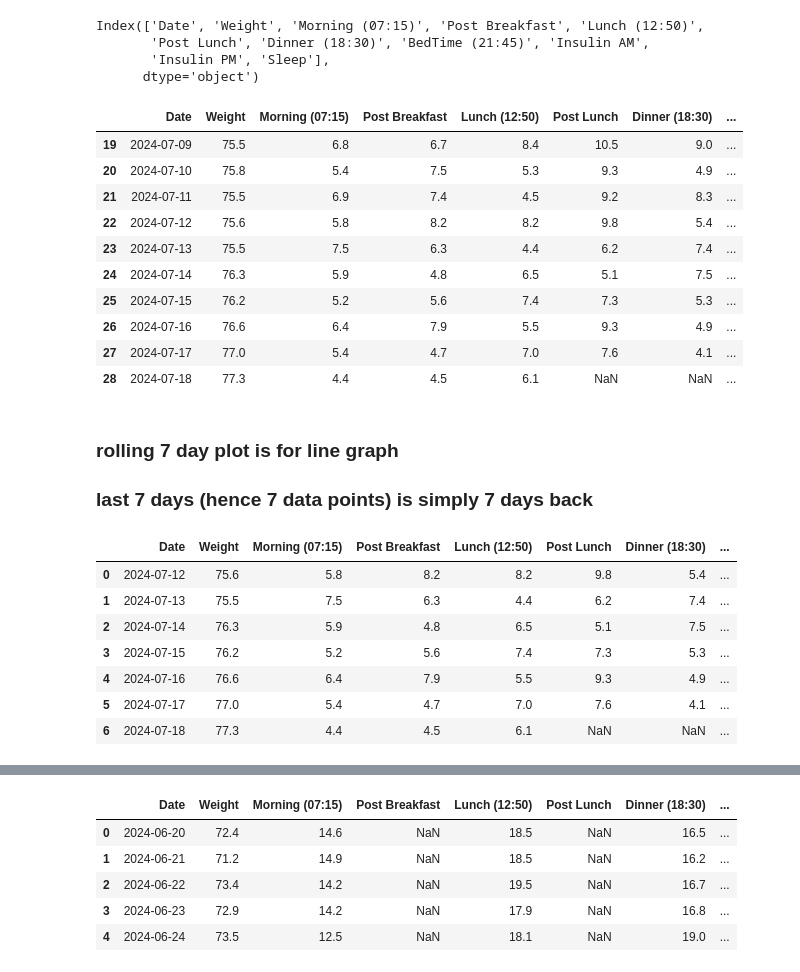
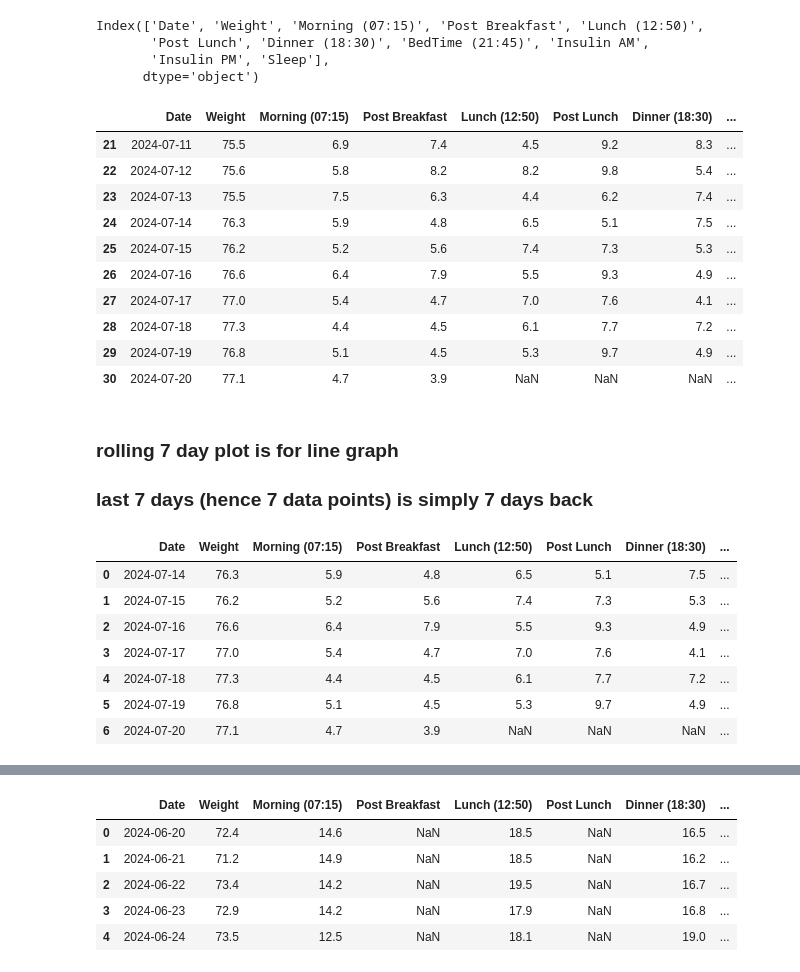
Before and after one commit to charleverts/glucose_tracker_app, a Jupyter notebook: streamlit.ipynb, the cells around one changed output, grey strips where cells are left out. Saved outputs shown, nothing was run; the diff lists cells and outputs as text; code cells hidden in the pictures.

```diff
--- a/streamlit.ipynb
+++ b/streamlit.ipynb
@@ -516,14 +516,13 @@ Index(['Date', 'Weight', 'Morning (07:15)', 'Post Breakfast', 'Lunch (12:50)',
 # %%
 # Calculate the 7-day rolling average
 glucose_df['7_day Morning (07:15)'] = round(glucose_df['Morning (07:15)'].rolling(window=7).mean(), 1)
 glucose_df['7_day Lunch (12:50)'] = round(glucose_df['Lunch (12:50)'].rolling(window=7).mean(), 1)
 glucose_df['7_day Dinner (18:30)'] = round(glucose_df['Dinner (18:30)'].rolling(window=7).mean(), 1)
 glucose_df['7_day BedTime (21:45)'] = round(glucose_df['BedTime (21:45)'].rolling(window=7).mean(), 1)
+glucose_df['7_day Weight'] = round(glucose_df['Weight'].rolling(window=7).mean(), 1)
 glucose_df.tail(10)
 # %% [output]
 |  | Date | Weight | Morning (07:15) | Post Breakfast | Lunch (12:50) | Post Lunch | Dinner (18:30) | ... |
-| 19 | 2024-07-09 | 75.5 | 6.8 | 6.7 | 8.4 | 10.5 | 9.0 | ... |
-| 20 | 2024-07-10 | 75.8 | 5.4 | 7.5 | 5.3 | 9.3 | 4.9 | ... |
 | 21 | 2024-07-11 | 75.5 | 6.9 | 7.4 | 4.5 | 9.2 | 8.3 | ... |
 | 22 | 2024-07-12 | 75.6 | 5.8 | 8.2 | 8.2 | 9.8 | 5.4 | ... |
 | 23 | 2024-07-13 | 75.5 | 7.5 | 6.3 | 4.4 | 6.2 | 7.4 | ... |
@@ -531,7 +530,9 @@ glucose_df.tail(10)
 | 25 | 2024-07-15 | 76.2 | 5.2 | 5.6 | 7.4 | 7.3 | 5.3 | ... |
 | 26 | 2024-07-16 | 76.6 | 6.4 | 7.9 | 5.5 | 9.3 | 4.9 | ... |
 | 27 | 2024-07-17 | 77.0 | 5.4 | 4.7 | 7.0 | 7.6 | 4.1 | ... |
-| 28 | 2024-07-18 | 77.3 | 4.4 | 4.5 | 6.1 | NaN | NaN | ... |
+| 28 | 2024-07-18 | 77.3 | 4.4 | 4.5 | 6.1 | 7.7 | 7.2 | ... |
+| 29 | 2024-07-19 | 76.8 | 5.1 | 4.5 | 5.3 | 9.7 | 4.9 | ... |
+| 30 | 2024-07-20 | 77.1 | 4.7 | 3.9 | NaN | NaN | NaN | ... |
 # %% [markdown]
 ### rolling 7 day plot is for line graph
 ### last 7 days (hence 7 data points) is simply 7 days back
@@ -541,13 +542,13 @@ glucose_df_last_week = glucose_df_last_week.reset_index(drop=True)
 glucose_df_last_week
 # %% [output]
 |  | Date | Weight | Morning (07:15) | Post Breakfast | Lunch (12:50) | Post Lunch | Dinner (18:30) | ... |
-| 0 | 2024-07-12 | 75.6 | 5.8 | 8.2 | 8.2 | 9.8 | 5.4 | ... |
-| 1 | 2024-07-13 | 75.5 | 7.5 | 6.3 | 4.4 | 6.2 | 7.4 | ... |
-| 2 | 2024-07-14 | 76.3 | 5.9 | 4.8 | 6.5 | 5.1 | 7.5 | ... |
-| 3 | 2024-07-15 | 76.2 | 5.2 | 5.6 | 7.4 | 7.3 | 5.3 | ... |
-| 4 | 2024-07-16 | 76.6 | 6.4 | 7.9 | 5.5 | 9.3 | 4.9 | ... |
-| 5 | 2024-07-17 | 77.0 | 5.4 | 4.7 | 7.0 | 7.6 | 4.1 | ... |
-| 6 | 2024-07-18 | 77.3 | 4.4 | 4.5 | 6.1 | NaN | NaN | ... |
+| 0 | 2024-07-14 | 76.3 | 5.9 | 4.8 | 6.5 | 5.1 | 7.5 | ... |
+| 1 | 2024-07-15 | 76.2 | 5.2 | 5.6 | 7.4 | 7.3 | 5.3 | ... |
+| 2 | 2024-07-16 | 76.6 | 6.4 | 7.9 | 5.5 | 9.3 | 4.9 | ... |
+| 3 | 2024-07-17 | 77.0 | 5.4 | 4.7 | 7.0 | 7.6 | 4.1 | ... |
+| 4 | 2024-07-18 | 77.3 | 4.4 | 4.5 | 6.1 | 7.7 | 7.2 | ... |
+| 5 | 2024-07-19 | 76.8 | 5.1 | 4.5 | 5.3 | 9.7 | 4.9 | ... |
+| 6 | 2024-07-20 | 77.1 | 4.7 | 3.9 | NaN | NaN | NaN | ... |
 # %%
 # Convert the DataFrame to long format for Plotly Express
 glucose_df_last_week_long = glucose_df_last_week[['Morning (07:15)','Lunch (12:50)',
```
Also changed, not shown: parts of 25 cells of this notebook, 3 other files.
